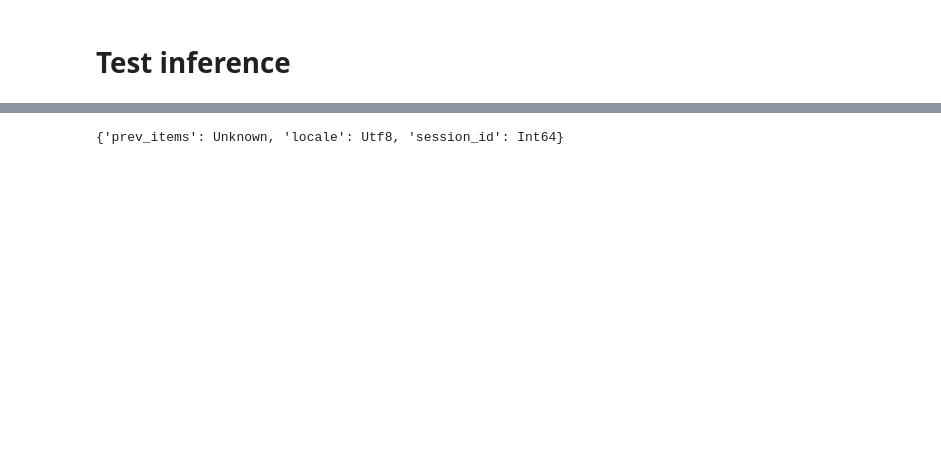
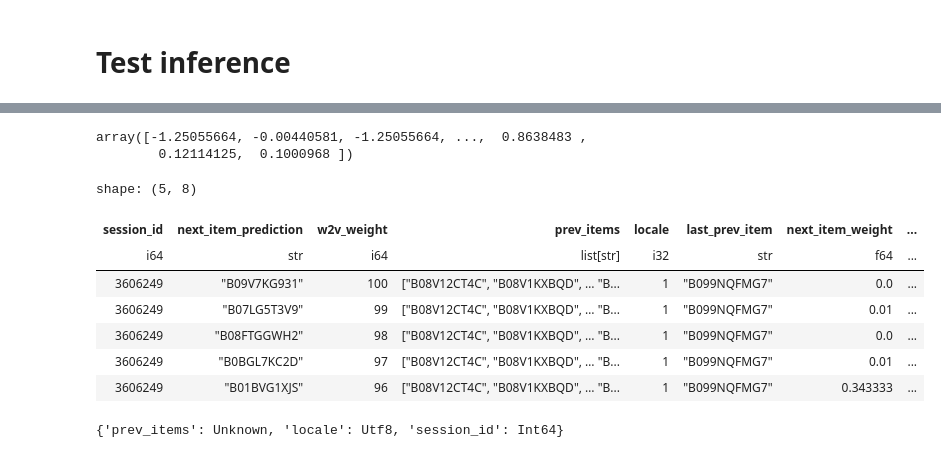
Before and after one commit to xiaoye-hua/Amazon_KDD_Cup_2023, a Jupyter notebook: notebooks/2_task1_rank.ipynb, the cells around one changed output, grey strips where cells are left out. Saved outputs shown, nothing was run; the diff lists cells and outputs as text; code cells hidden in the pictures; blank space fills up the shorter version.

```diff
--- a/notebooks/2_task1_rank.ipynb
+++ b/notebooks/2_task1_rank.ipynb
@@ -34,8 +40,10 @@ candidate_file_name
 # %%
 debug = False
 
+eval_cg = False
+negative_sampling = 0.1
 if debug:
-    SAMPLE_NUM = 100
+    SAMPLE_NUM = 1000
 else:
     SAMPLE_NUM = None
 
@@ -66,6 +74,10 @@ num_tree = 100
 w2v_model_dir = os.path.join(model_dir, w2v_model)
 w2v_model_file = os.path.join(w2v_model_dir, f"{model_for_eval}.model")
 annoy_index_file = os.path.join(w2v_model_dir, f"{str(num_tree)}_{model_for_eval}.index")
+
+
+sub_file = '../data/sub_files/rank_v3.parque'
+eval_sub_file = '../data/sub_files/eval_rank_v3.parque'
 # %%
 ! mkdir {rank_model_dir}
 # %% [output]
@@ -141,20 +153,27 @@ def get_all_candidates(data_type, task=task,
     )
     get_w2v_weight = pl.element().rank()*0
     nic_pl = nic_pl.with_columns(
-        pl.col('next_item_prediction').arr.eval(get_w2v_weight, parallel=True).alias('w2v_weight').cast(pl.List(pl.Int64))
+        pl.col('next_item_prediction').arr.eval(get_w2v_weight,
+                                                # parallel=True
+                                               ).alias('w2v_weight').cast(pl.List(pl.Int64))
     )
     cols = ['session_id', 'next_item_prediction', 'w2v_weight']
+    combined_pl = w2v_pl.select(cols).join(nic_pl.select(cols), how='left', on='session_id', suffix='_nic')
+
+    combined_pl = combined_pl.with_columns(
+        pl.concat_list([pl.col('next_item_prediction'), pl.col('next_item_prediction_nic')]).alias('next_item_prediction'),
+        pl.concat_list([pl.col('w2v_weight'), pl.col('w2v_weight_nic')]).alias('w2v_weight'),
+    ).select(
+        pl.all().exclude(['next_item_prediction_nic', 'w2v_weight_nic'])
+    )
     # combined_pl = (
-    #     w2v_pl.select(cols).join(nic_pl.select(cols), how='left', on='session_id', suffix='_nic')
+    #         pl.concat([w2v_pl.select(cols), nic_pl.select(cols)], how='vertical')
+    #             .groupby('session_id')
+    #             .agg(
+    #                 pl.col('next_item_prediction').flatten()
+    #                 , pl.col('w2v_weight').flatten()
+    #             )
     # )
-    combined_pl = (
-            pl.concat([w2v_pl.select(cols), nic_pl.select(cols)], how='vertical')
-                .groupby('session_id')
-                .agg(
-                    pl.col('next_item_prediction').flatten()
-                    , pl.col('w2v_weight').flatten()
-                )
-    )
     combined_pl = (
         combined_pl.join(original_pl, how='left', on='session_id')
             # .with_columns(
@@ -489,5 +700,21 @@ test_candidates.shape
 # %%
 inference = ranker.predict(test_candidates[feature_cols].to_pandas())
+# %%
+inference
+# %% [output]
+array([-1.25055664, -0.00440581, -1.25055664, ...,  0.8638483 ,
+        0.12114125,  0.1000968 ])
+# %%
+test_candidates.head()
+# %% [output]
+shape: (5, 8)
+| session_id | next_item_prediction | w2v_weight | prev_items | locale | last_prev_item | next_item_weight | ... |
+| i64 | str | i64 | list[str] | i32 | str | f64 | ... |
+| 3606249 | "B09V7KG931" | 100 | ["B08V12CT4C", "B08V1KXBQD", … "B... | 1 | "B099NQFMG7" | 0.0 | ... |
+| 3606249 | "B07LG5T3V9" | 99 | ["B08V12CT4C", "B08V1KXBQD", … "B... | 1 | "B099NQFMG7" | 0.01 | ... |
+| 3606249 | "B08FTGGWH2" | 98 | ["B08V12CT4C", "B08V1KXBQD", … "B... | 1 | "B099NQFMG7" | 0.0 | ... |
+| 3606249 | "B0BGL7KC2D" | 97 | ["B08V12CT4C", "B08V1KXBQD", … "B... | 1 | "B099NQFMG7" | 0.01 | ... |
+| 3606249 | "B01BVG1XJS" | 96 | ["B08V12CT4C", "B08V1KXBQD", … "B... | 1 | "B099NQFMG7" | 0.343333 | ... |
 # %%
 test_result = (test_candidates
      .lazy()
```
Also changed, not shown: parts of 51 cells of this notebook, 3 other files.
